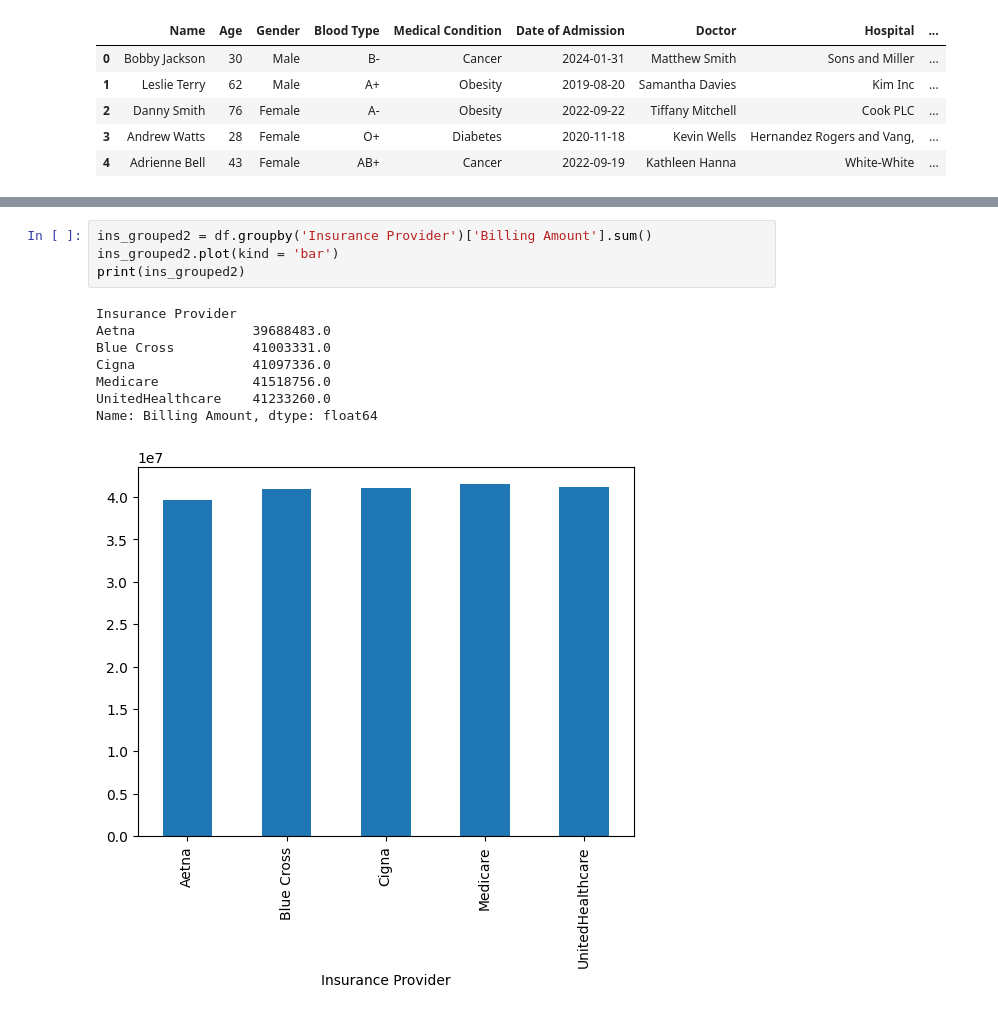
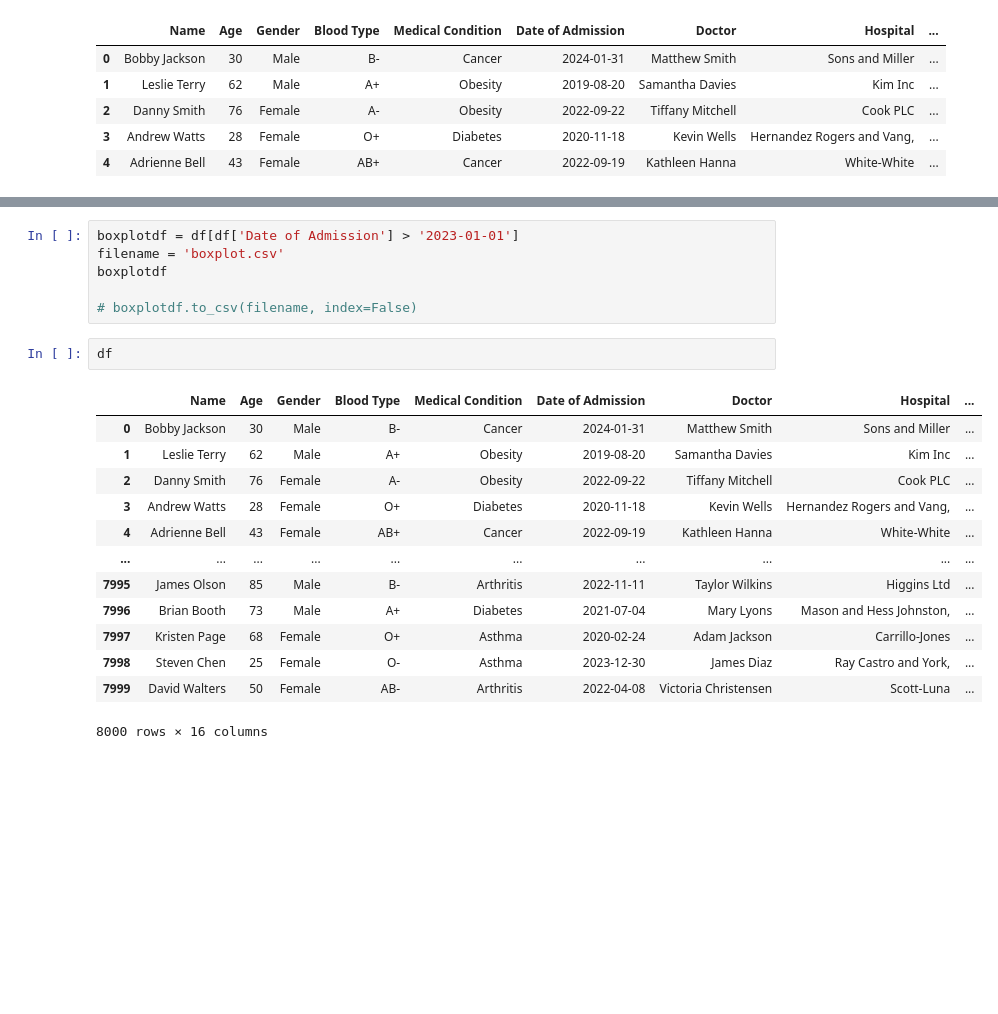
Before and after one commit to aprilzhao25/DS4200_Project, a Jupyter notebook: bella_visuals.ipynb, the cells around one changed output, grey strips where cells are left out. Cells and saved outputs as stored; diff of their text form; blank space fills up the shorter version.

```diff
--- a/bella_visuals.ipynb
+++ b/bella_visuals.ipynb
@@ -44,13 +16,22 @@ Name: Billing Amount, dtype: float64
-# %%
-ins_grouped2 = df.groupby('Insurance Provider')['Billing Amount'].sum()
-ins_grouped2.plot(kind = 'bar')
-print(ins_grouped2)
-# %% [output]
-Insurance Provider
-Aetna               39688483.0
-Blue Cross          41003331.0
-Cigna               41097336.0
-Medicare            41518756.0
-UnitedHealthcare    41233260.0
-Name: Billing Amount, dtype: float64
-[figure, removed]
+# %%
+boxplotdf = df[df['Date of Admission'] > '2023-01-01']
+filename = 'boxplot.csv'
+boxplotdf
+
+# boxplotdf.to_csv(filename, index=False)
+# %%
+df
+# %% [output]
+|  | Name | Age | Gender | Blood Type | Medical Condition | Date of Admission | Doctor | Hospital | ... |
+| 0 | Bobby Jackson | 30 | Male | B- | Cancer | 2024-01-31 | Matthew Smith | Sons and Miller | ... |
+| 1 | Leslie Terry | 62 | Male | A+ | Obesity | 2019-08-20 | Samantha Davies | Kim Inc | ... |
+| 2 | Danny Smith | 76 | Female | A- | Obesity | 2022-09-22 | Tiffany Mitchell | Cook PLC | ... |
+| 3 | Andrew Watts | 28 | Female | O+ | Diabetes | 2020-11-18 | Kevin Wells | Hernandez Rogers and Vang, | ... |
+| 4 | Adrienne Bell | 43 | Female | AB+ | Cancer | 2022-09-19 | Kathleen Hanna | White-White | ... |
+| ... | ... | ... | ... | ... | ... | ... | ... | ... | ... |
+| 7995 | James Olson | 85 | Male | B- | Arthritis | 2022-11-11 | Taylor Wilkins | Higgins Ltd | ... |
+| 7996 | Brian Booth | 73 | Male | A+ | Diabetes | 2021-07-04 | Mary Lyons | Mason and Hess Johnston, | ... |
+| 7997 | Kristen Page | 68 | Female | O+ | Asthma | 2020-02-24 | Adam Jackson | Carrillo-Jones | ... |
+| 7998 | Steven Chen | 25 | Female | O- | Asthma | 2023-12-30 | James Diaz | Ray Castro and York, | ... |
+| 7999 | David Walters | 50 | Female | AB- | Arthritis | 2022-04-08 | Victoria Christensen | Scott-Luna | ... |
+8000 rows × 16 columns
```
Also changed, not shown: parts of 6 cells of this notebook, 1 other file.
